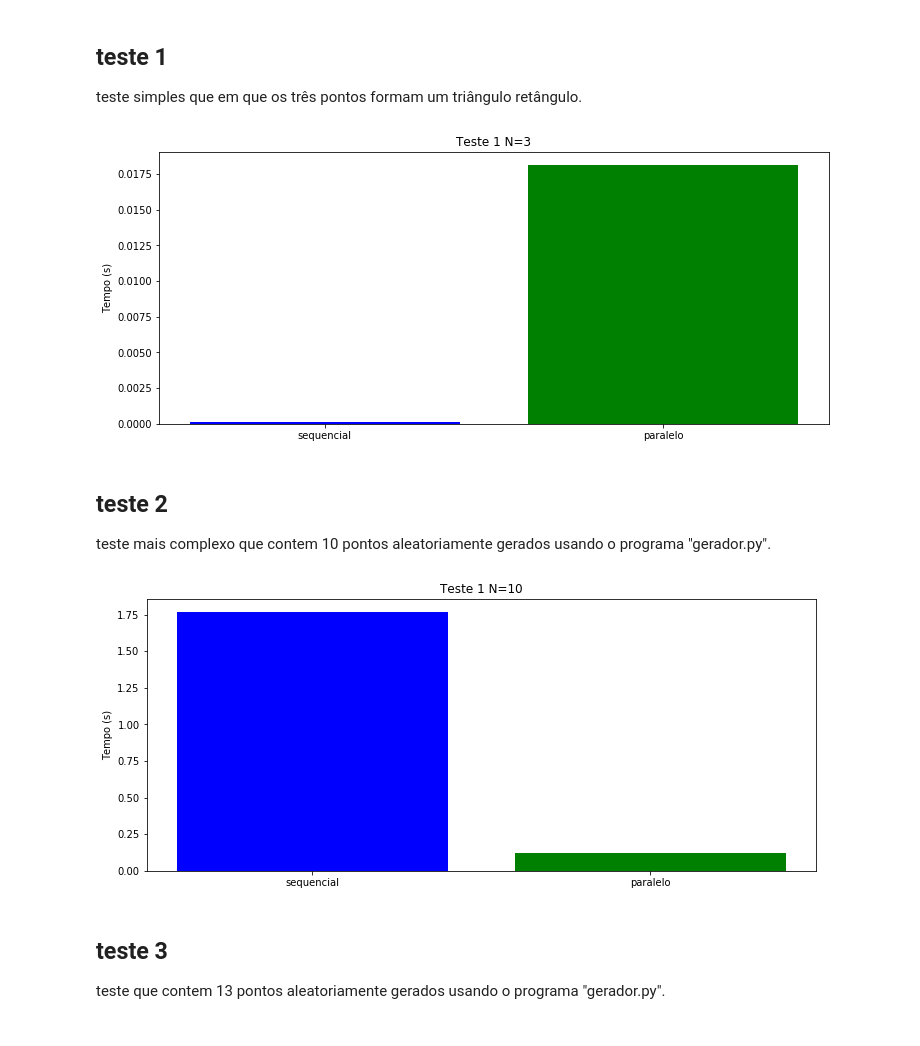
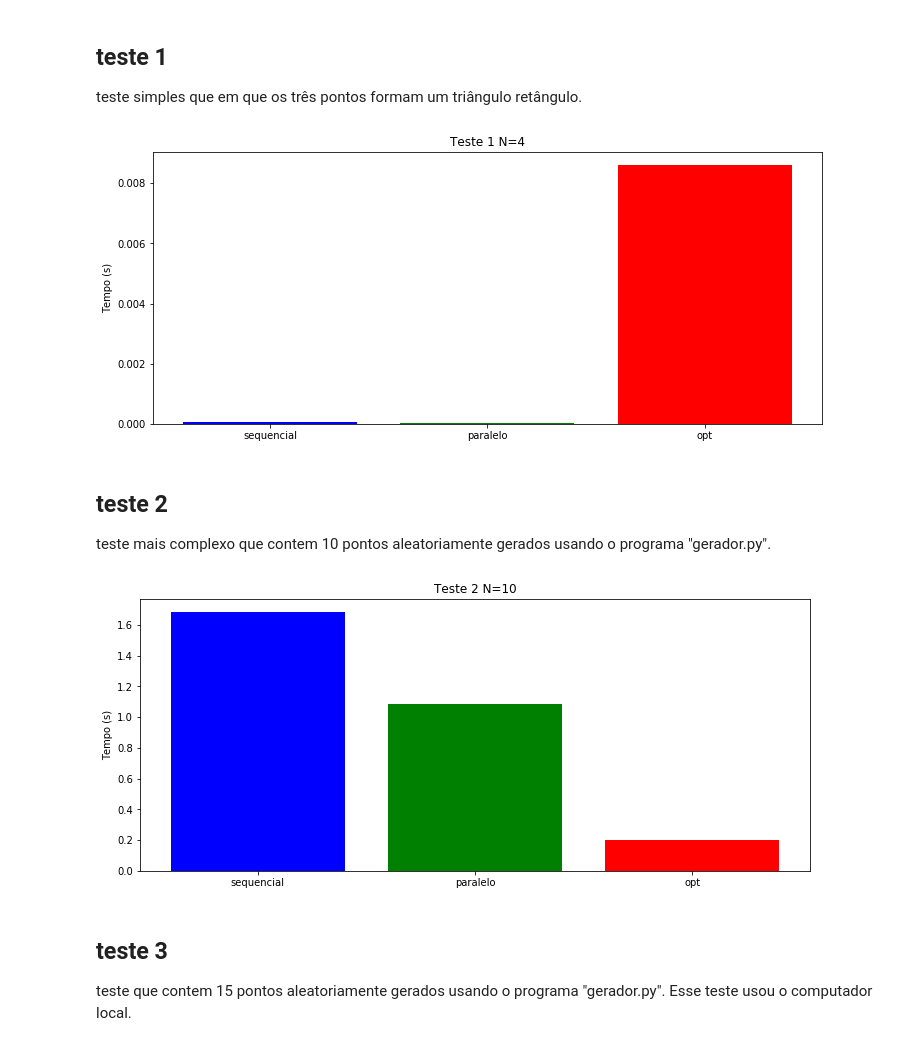
Before and after one commit to Formulos/supercomp2.0, a Jupyter notebook: projeto-04/relatorio.ipynb, the cells around one changed output. Drawn from its saved outputs; the diff is of its cells as text; code cells hidden in the pictures.

```diff
--- a/projeto-04/relatorio.ipynb
+++ b/projeto-04/relatorio.ipynb
@@ -33,18 +33,22 @@ for i in range(10):
 
     time_main.append(float((main.stderr).decode("utf-8")))
     time_para.append(float((main_para.stderr).decode("utf-8")))
+# %%
+time_main = [3.6947e-05,0.000106533,3.5625e-05,4.1122e-05,3.8161e-05]
+time_para = [2.7822e-05,2.552e-05,2.5527e-05,2.7746e-05,2.6293e-05]
+time_opt = [0.00977739,0.00838665,0.00852363,0.00777633,0.00858342]
 # %%
-x = np.arange(2)
-mean_list = [np.mean(time_main),np.mean(time_para)]
+x = np.arange(3)
+mean_list = [np.mean(time_main),np.mean(time_para),np.mean(time_opt)]
 
 fig, ax = plt.subplots(figsize=(12,5))
-plt.bar(x, mean_list, color = ["blue", "green"])
-plt.xticks(x, ["sequencial","paralelo"])
+plt.bar(x, mean_list, color = ["blue", "green","red"])
+plt.xticks(x, ["sequencial","paralelo","opt"])
 plt.ylabel("Tempo (s)")
-plt.title("Teste 1 N=3")
+plt.title("Teste 1 N=4")
 plt.show()
 # %% [output]
-[figure, old version]
+[figure, new version]
 # %% [markdown]
 ## teste 2
 teste mais complexo que contem 10 pontos aleatoriamente gerados usando o programa "gerador.py".
@@ -65,15 +59,15 @@ for i in range(5):
 # %%
-x = np.arange(2)
-mean_list = [np.mean(time_main),np.mean(time_para)]
+x = np.arange(3)
+mean_list = [np.mean(time_main),np.mean(time_para),np.mean(time_opt)]
 
 fig, ax = plt.subplots(figsize=(12,5))
-plt.bar(x, mean_list, color = ["blue", "green"])
-plt.xticks(x, ["sequencial","paralelo"])
+plt.bar(x, mean_list, color = ["blue", "green","red"])
+plt.xticks(x, ["sequencial","paralelo","opt"])
 plt.ylabel("Tempo (s)")
-plt.title("Teste 1 N=10")
+plt.title("Teste 2 N=10")
 plt.show()
 # %% [output]
-[figure, old version]
+[figure, new version]
 # %% [markdown]
 ## teste 3
-teste que contem 13 pontos aleatoriamente gerados usando o programa "gerador.py".
+teste que contem 15 pontos aleatoriamente gerados usando o programa "gerador.py". Esse teste usou o computador local.
```
Also changed, not shown: parts of 27 cells of this notebook, 4 other files.
